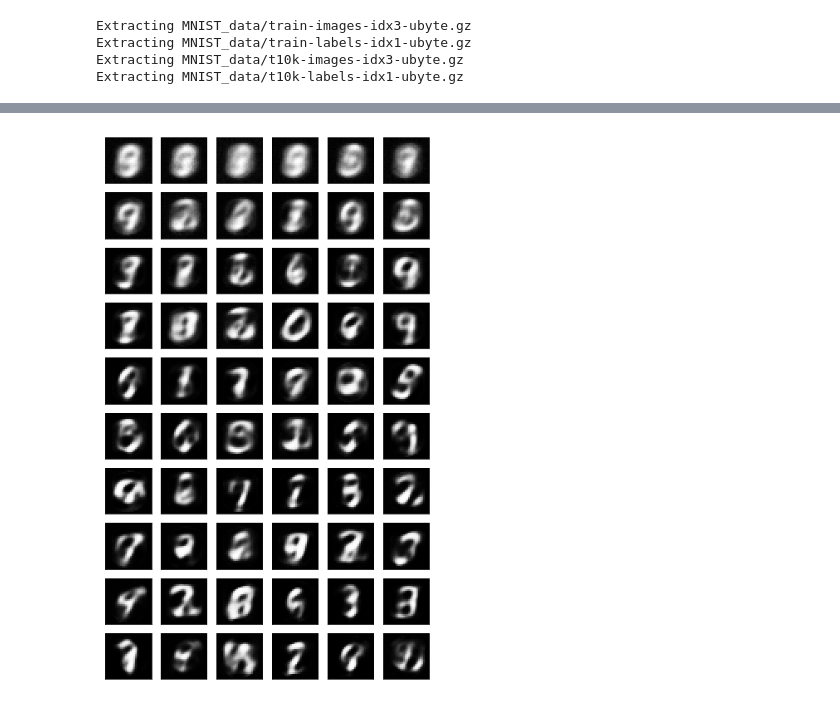
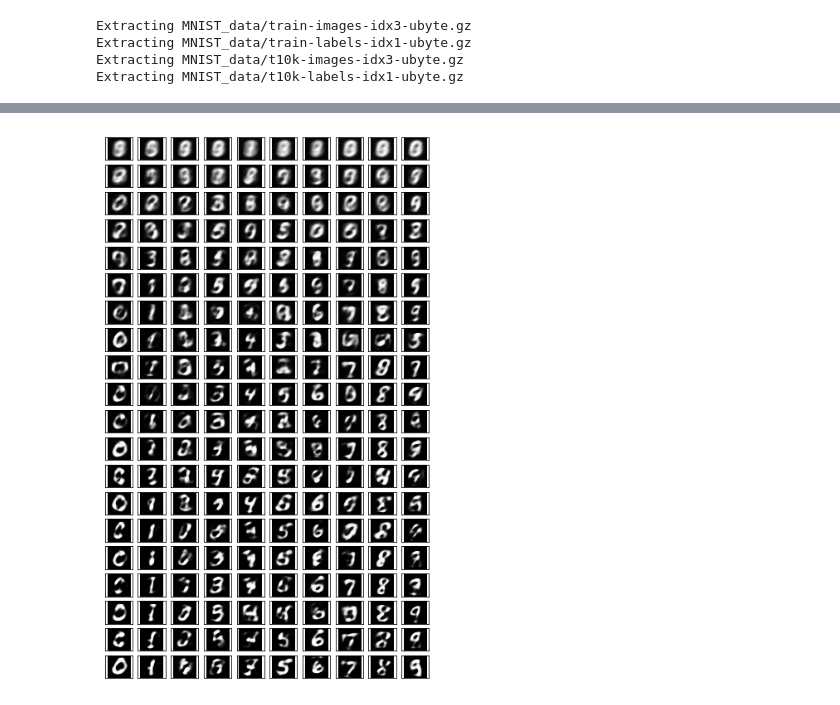
Before and after one commit to lsheiba/vae-mnist, a Jupyter notebook: vae.ipynb, the cells around one changed output, grey strips where cells are left out. Drawn from its saved outputs; the diff is of its cells as text; code cells hidden in the pictures.

Commit message:
generate images conditioned on the digit label

```diff
--- a/vae.ipynb
+++ b/vae.ipynb
@@ -42,17 +44,30 @@ def decoder(z, layers):
                             activation={'tanh': tf.nn.tanh, 'sigmoid': tf.nn.sigmoid}[params['activation']])
     mu = tf.layers.dense(z, input_size)
     return tf.nn.sigmoid(mu)
+
+
+def predict_digit(x, layers):
+    for layer in layers:
+        x = tf.layers.dense(x,
+                            layer,
+                            activation={'tanh': tf.nn.tanh, 'sigmoid': tf.nn.sigmoid}[params['activation']])
+    logits = tf.layers.dense(x, 10)
+    return logits
 # %%
-images = tf.placeholder(tf.float32, (None, input_size), name='image')
+images = tf.placeholder(tf.float32, [None, input_size])
+labels = tf.placeholder(tf.int32, [None])
 e_mu, e_var = encoder(images, params['e_layers'])
 eps = tf.random_normal([tf.shape(images)[0], params['z_dim']], mean=0.0, stddev=1.0)
 z = e_mu + tf.sqrt(e_var) * eps
-d_mu = decoder(z, params['d_layers'])
+digit_logits = predict_digit(images, params['digit_layers'])
+digit_prob = tf.nn.softmax(digit_logits)
+d_mu = decoder(tf.concat([z, digit_prob], axis=1), params['d_layers'])
 # %%
 # Calculate losses
 loss_encode = - 0.5 * tf.reduce_sum(1 + tf.log(e_var) - e_mu ** 2 - e_var, axis=1)
 loss_decode = - tf.reduce_sum(tf.contrib.distributions.Normal(d_mu, params['d_std']).log_prob(images), axis=1)
-loss = tf.reduce_mean(loss_encode + loss_decode, axis=0)
+loss_predict_digits = tf.nn.sparse_softmax_cross_entropy_with_logits(labels=labels, logits=digit_logits)
+loss = tf.reduce_mean(loss_encode + loss_decode + params['predict_digits_weight'] * loss_predict_digits, axis=0)
 # %%
 # Optimizers
 train_op = tf.train.AdamOptimizer(params['learning_rate']).minimize(loss)
@@ -63,19 +78,19 @@ with tf.Session() as sess:
     sess.run(tf.global_variables_initializer())
     for e in range(params['epochs']):
         for ii in range(mnist.train.num_examples / params['batch_size']):
-            batch = mnist.train.next_batch(params['batch_size'])
+            batch_images, batch_labels = mnist.train.next_batch(params['batch_size'])
 
             # Get images
-            batch_images = batch[0].reshape((params['batch_size'], input_size))
+            batch_images = batch_images.reshape((params['batch_size'], input_size))
 
             # Sample random noise for G
             batch_z = np.random.uniform(-1, 1, size=(params['batch_size'], params['z_dim']))
 
             # Run optimizer
-            sess.run(train_op, feed_dict={images: batch_images})
+            sess.run(train_op, feed_dict={images: batch_images, labels: batch_labels})
 
         # At the end of each epoch, get the loss and print it out
-        train_loss = sess.run(loss, {images: batch_images})
+        train_loss = sess.run(loss, {images: batch_images, labels: batch_labels})
 
         print("Epoch {}/{}...".format(e+1, params['epochs']),
               "Loss: {:.4f}".format(train_loss))
@@ -83,10 +98,10 @@ with tf.Session() as sess:
         losses.append(train_loss)
 
         # Sample an image as we're training for viewing afterwards
-        sample_z = np.random.randn(16, params['z_dim'])
+        sample_z = np.random.randn(10, params['z_dim'])
         gen_samples = sess.run(
                        d_mu,
-                       feed_dict={z: sample_z})
+                       feed_dict={z: sample_z, digit_prob: np.eye(10)})
         samples.append(gen_samples)
         if np.isnan(train_loss):
             print 'loss is NaN!'
@@ -123,11 +148,11 @@ view_samples(-1, samples)
 # %%
-rows, cols = min(len(samples), 20), 6
+rows, cols = min(len(samples), 20), 10
 fig, axes = plt.subplots(figsize=(7,12), nrows=rows, ncols=cols, sharex=True, sharey=True)
 
 for sample, ax_row in zip(samples[::int(len(samples)/rows)], axes):
     for img, ax in zip(sample[::int(len(sample)/cols)], ax_row):
         ax.imshow(img.reshape((28,28)), cmap='Greys_r')
         ax.xaxis.set_visible(False)
         ax.yaxis.set_visible(False)
 # %% [output]
-[figure, old version]
+[figure, new version]
```
Also changed, not shown: parts of 5 cells of this notebook.
